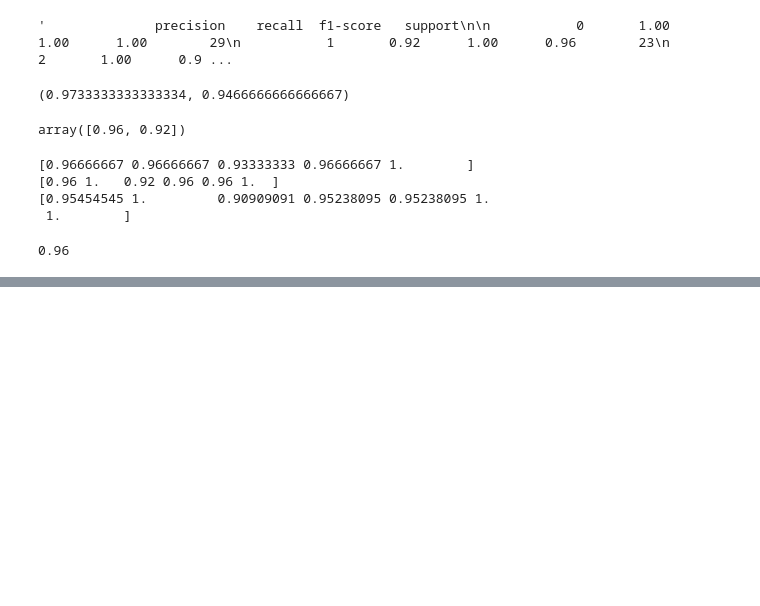
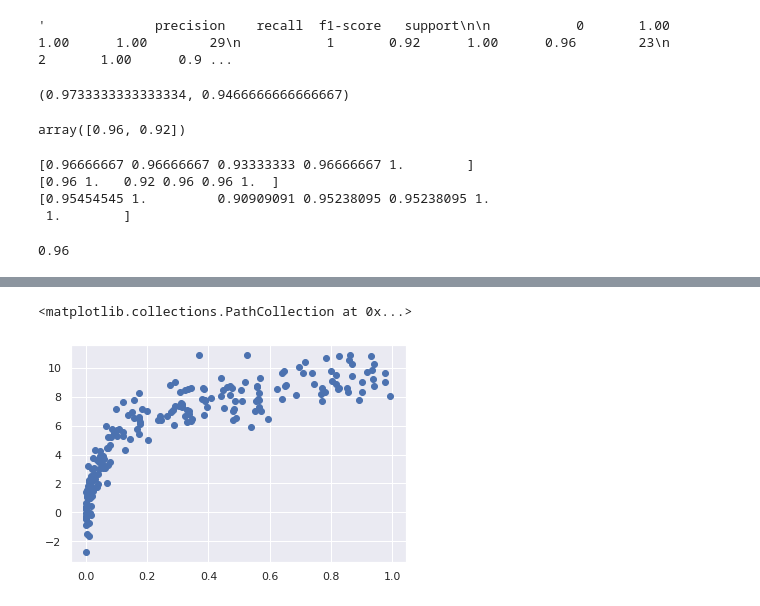
Before and after one commit to amit1476/myUbuntuRep, a Jupyter notebook: Ultra_ch5a.ipynb, the cells around one changed output, grey strips where cells are left out. Drawn from its saved outputs; the diff is of its cells as text; code cells hidden in the pictures; blank space fills up the shorter version.

```diff
--- a/Ultra_ch5a.ipynb
+++ b/Ultra_ch5a.ipynb
@@ -65,0 +135,7 @@ scores.mean()
+# %%
+# for larger data sets
+X2, y2 = make_data(200)
+plt.scatter(X2.ravel(), y2) #, plt.scatter(X2, y2)
+# %% [output]
+<matplotlib.collections.PathCollection at 0x...>
+[figure, added]
```
Also changed, not shown: parts of 19 cells of this notebook.
